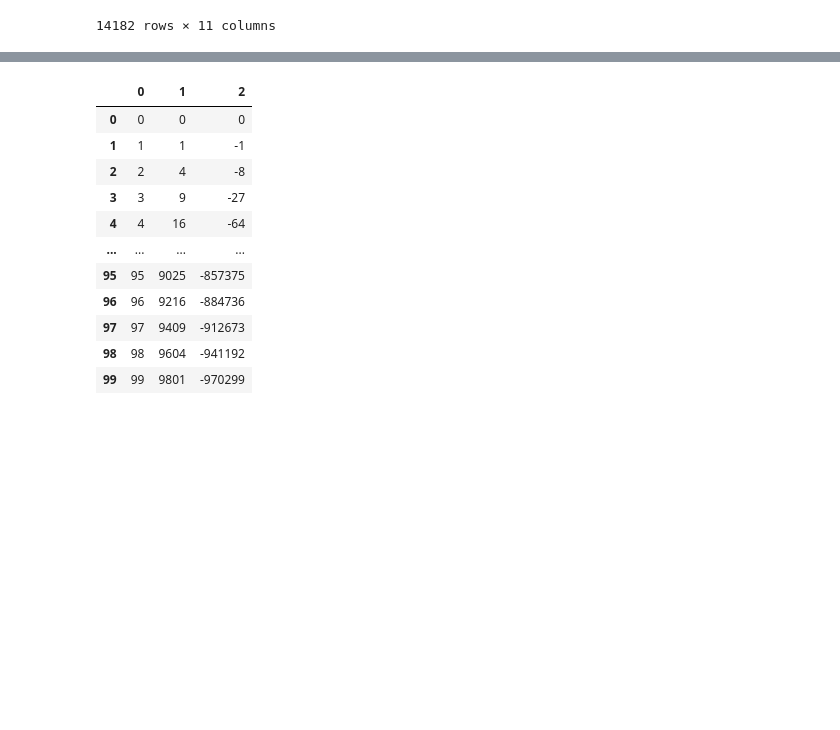
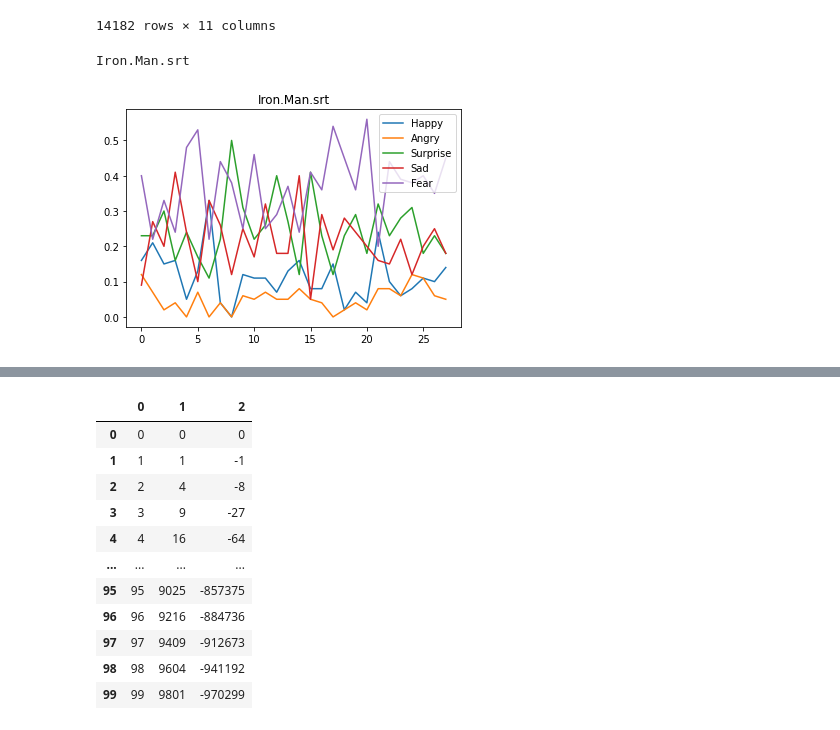
Before and after one commit to srinivasraodaru/Movie-Subtitles-Analysis, a Jupyter notebook: preprocessing.ipynb, the cells around one changed output, grey strips where cells are left out. Cells and saved outputs as stored; diff of their text form; code cells hidden in the pictures; blank space fills up the shorter version.

```diff
--- a/preprocessing.ipynb
+++ b/preprocessing.ipynb
@@ -193,16 +189,20 @@ emotion_dict = dict()
 # %%
 from os import listdir
 from os.path import isfile, join
 mypath = "./data"
 
 for f in listdir(mypath):
     myfilepath = join(mypath, f)
     if isfile(myfilepath) and f not in emotion_dict:
         print(f)
         em = getEmotionScore(myfilepath)
         emotion_dict[f] = em
         plt.figure()
         plt.plot(em)
         plt.legend(labels = emotions)
         plt.title(f)
+        break
+# %% [output]
+Iron.Man.srt
+[figure, added]
 # %%
```
Also changed, not shown: parts of 5 cells of this notebook, 2 other files.
